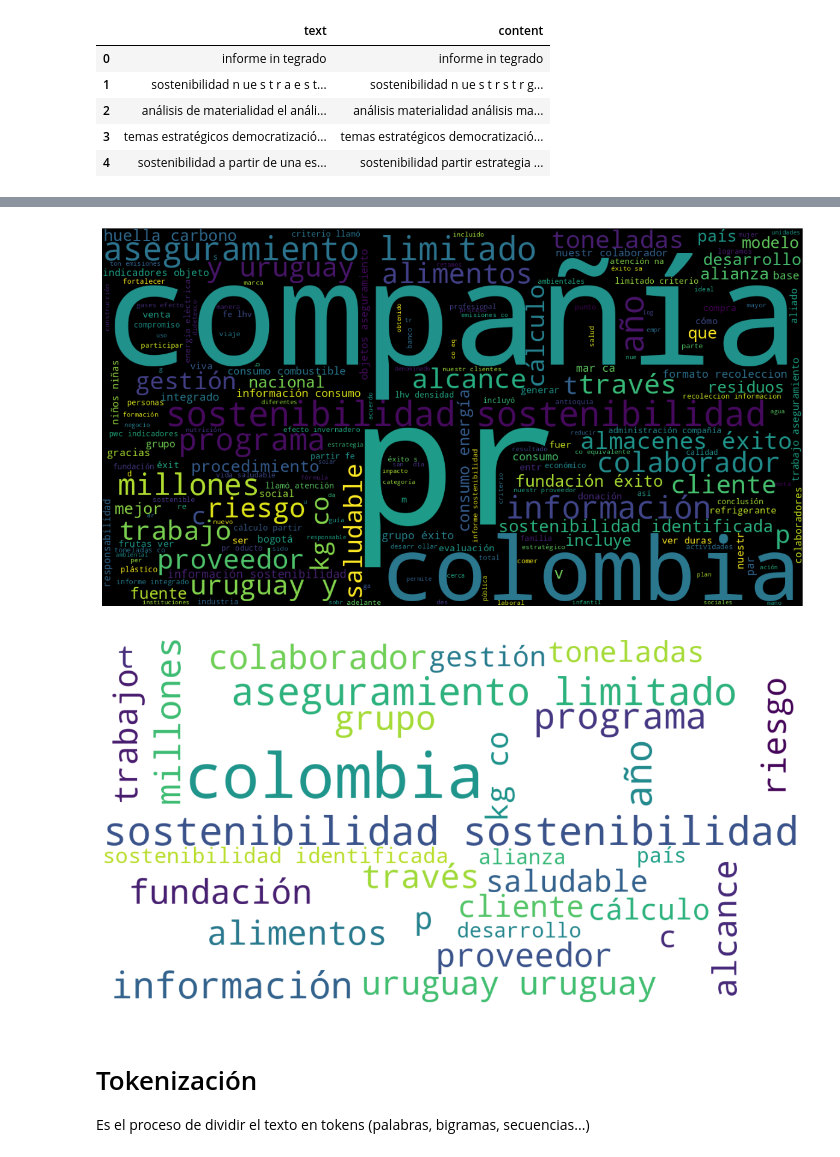
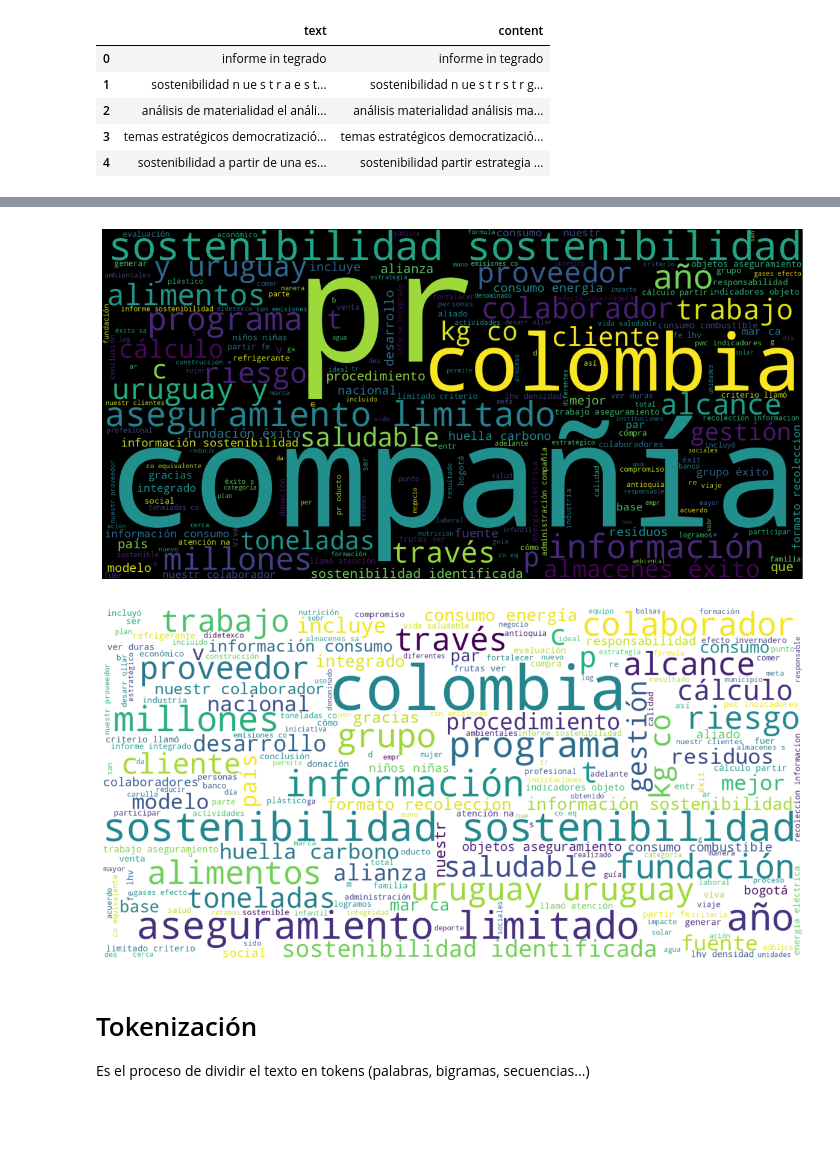
Before and after one commit to ibonetc/Data_Analytics, a Jupyter notebook: NLP/Procesamiento_de_Lenguaje_Natural.ipynb, the cells around one changed output, grey strips where cells are left out. Drawn from its saved outputs; the diff is of its cells as text; code cells hidden in the pictures; blank space fills up the shorter version.

```diff
--- a/NLP/Procesamiento_de_Lenguaje_Natural.ipynb
+++ b/NLP/Procesamiento_de_Lenguaje_Natural.ipynb
@@ -420,25 +427,25 @@ df_clean['content'] = df_clean['content'].apply(lambda elem: re.sub(r'pr oveedor
 df_clean['content'] = df_clean['content'].apply(lambda elem: re.sub(r'q ue','que', elem))
 # %%
 text = ' '.join(txt for txt in df_clean.content)
-wordcloud = WordCloud(width=1280, height=690).generate(text)
+wordcloud = WordCloud(width=1600, height=800).generate(text)
 plt.figure(figsize=(15,10))
 plt.imshow(wordcloud)
 plt.axis("off")
 plt.show()
 # %% [output]
-[figure, old version]
+[figure, new version]
 # %%
 stop.extend(['pr','éxito', 'compañía'])
 df_clean['content'] = df_clean['content'].apply(lambda x: ' '.join([word for word in x.split() if word not in (stop)]))
 text = ' '.join(txt for txt in df_clean.content)
-wordcloud = WordCloud(background_color="white", max_words=30, contour_width=5, contour_color='steelblue', width=1280, height=690)
+wordcloud = WordCloud(background_color="white", contour_width=5, contour_color='steelblue', width=1600, height=800)
 wordcloud.generate(text)
 plt.figure(figsize=(15,10))
 plt.imshow(wordcloud, interpolation='bilinear')
 plt.axis("off")
 plt.show()
 # %% [output]
-[figure, old version]
+[figure, new version]
 # %% [markdown]
 # Tokenización
 
```
Also changed, not shown: parts of 17 cells of this notebook.
